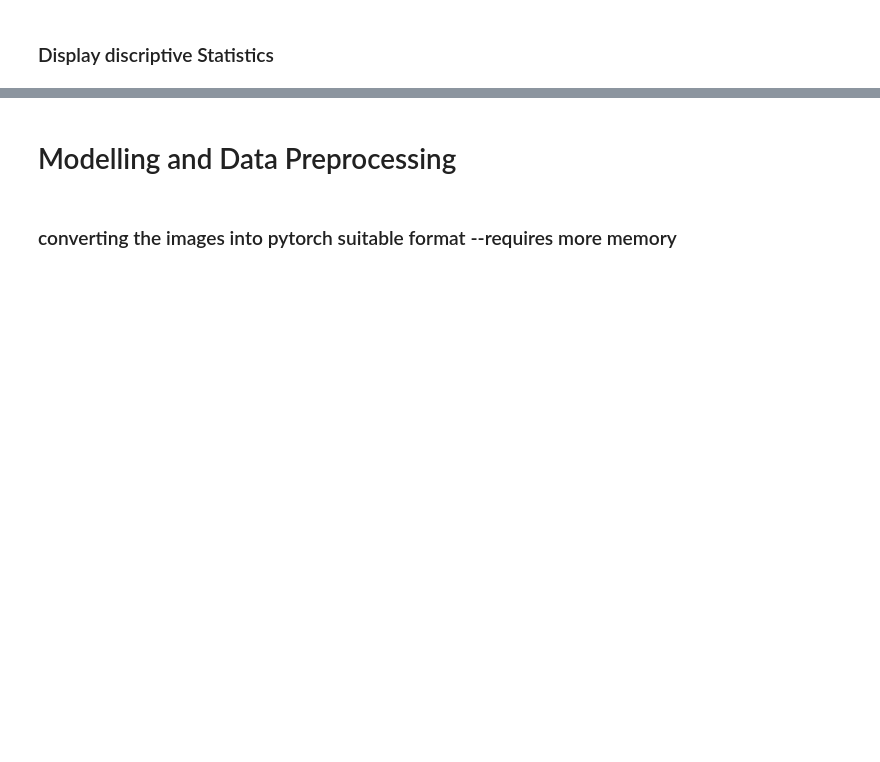
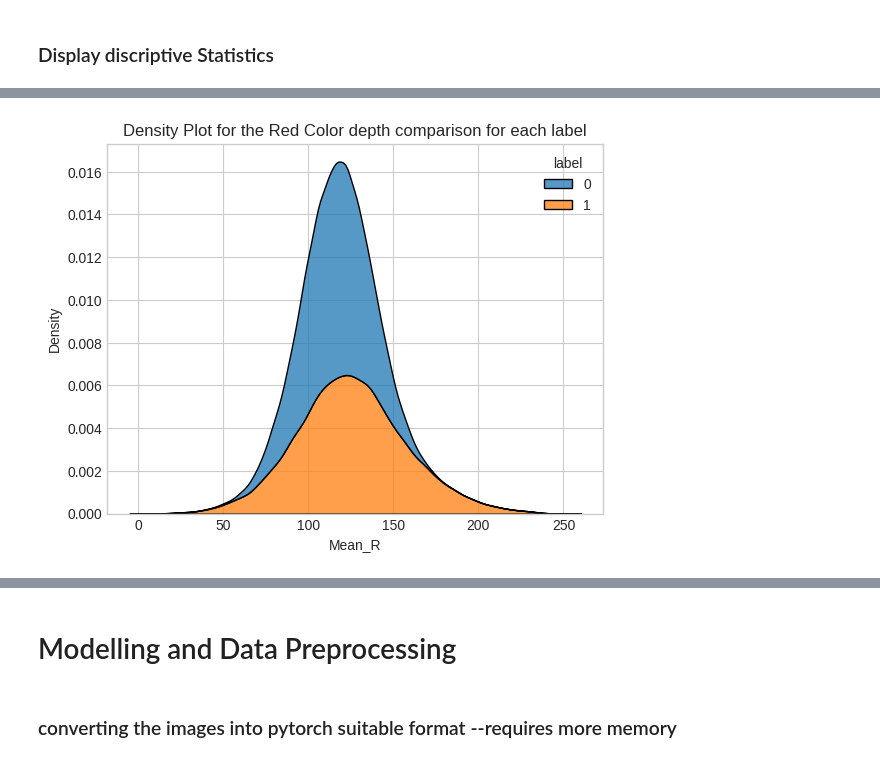
Before and after one commit to 1nuc/image-classification, a Jupyter notebook: run.ipynb, the cells around one changed output, grey strips where cells are left out. Cells and saved outputs as stored; diff of their text form; code cells hidden in the pictures; blank space fills up the shorter version.

```diff
--- a/run.ipynb
+++ b/run.ipynb
@@ -141,0 +160,8 @@ statistics=data.to_pandas()
+# %%
+import joypy
+means_rgb=data.select("Mean_R", "Mean_G","Mean_B", 'Mean_RGB', "label").to_pandas()
+sns.kdeplot(means_rgb,x='Mean_R', hue='label', multiple='stack')
+plt.title("Density Plot for the Red Color depth comparison for each label")
+plt.show()
+# %% [output]
+[figure, added]
```
Also changed, not shown: parts of 9 cells of this notebook.
